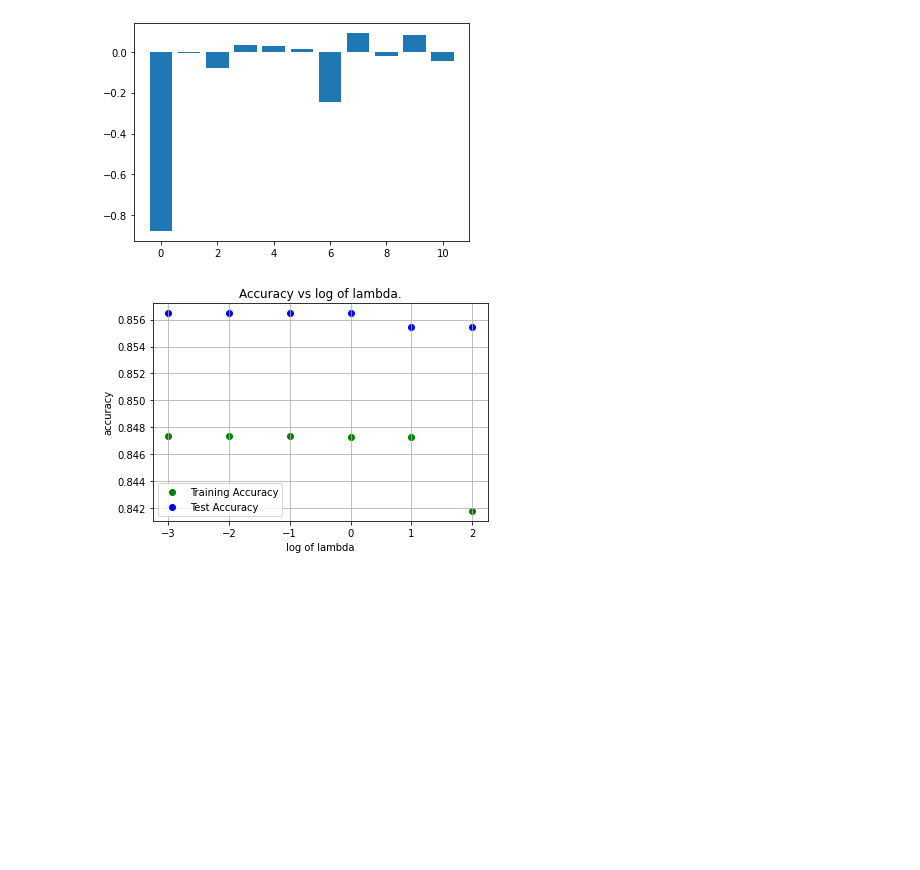
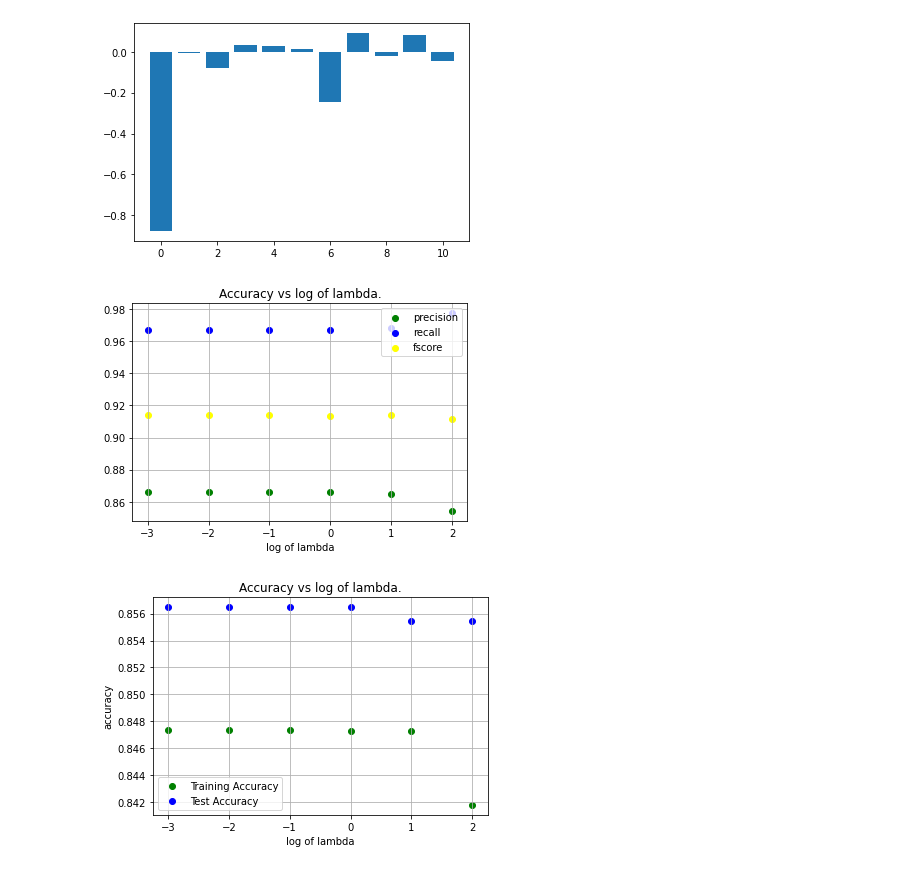
Before and after one commit to LujieZ/cs4563-machine-learning, a Jupyter notebook: logistic.ipynb, the cells around one changed output. Drawn from its saved outputs; the diff is of its cells as text; code cells hidden in the pictures; blank space fills up the shorter version.

```diff
--- a/logistic.ipynb
+++ b/logistic.ipynb
@@ -86,6 +116,9 @@ acc_train_logreg2 = []
 acc_test_logreg2 = []
 weight_logreg2=[]
 intercept_logreg2=[]
+prec_logreg2=[]
+recal_logreg2=[]
+fscore_logreg2=[]
 for c in cVals:
     logreg_model2(c, X_train, Y_train, X_test, Y_test)
 # %%
@@ -93,6 +126,10 @@ plot_weight(acc_test_logreg2, weight_logreg2)
 # %% [output]
 0.8564742589703588 0.001
 [figure]
+# %%
+plot_pre(prec_logreg2, recal_logreg2, fscore_logreg2,lamb)
+# %% [output]
+[figure, added]
 # %%
 plot_acc(acc_train_logreg2, acc_test_logreg2, lamb)
 # %% [output]
```
Also changed, not shown: parts of 10 cells of this notebook, 3 other files.
